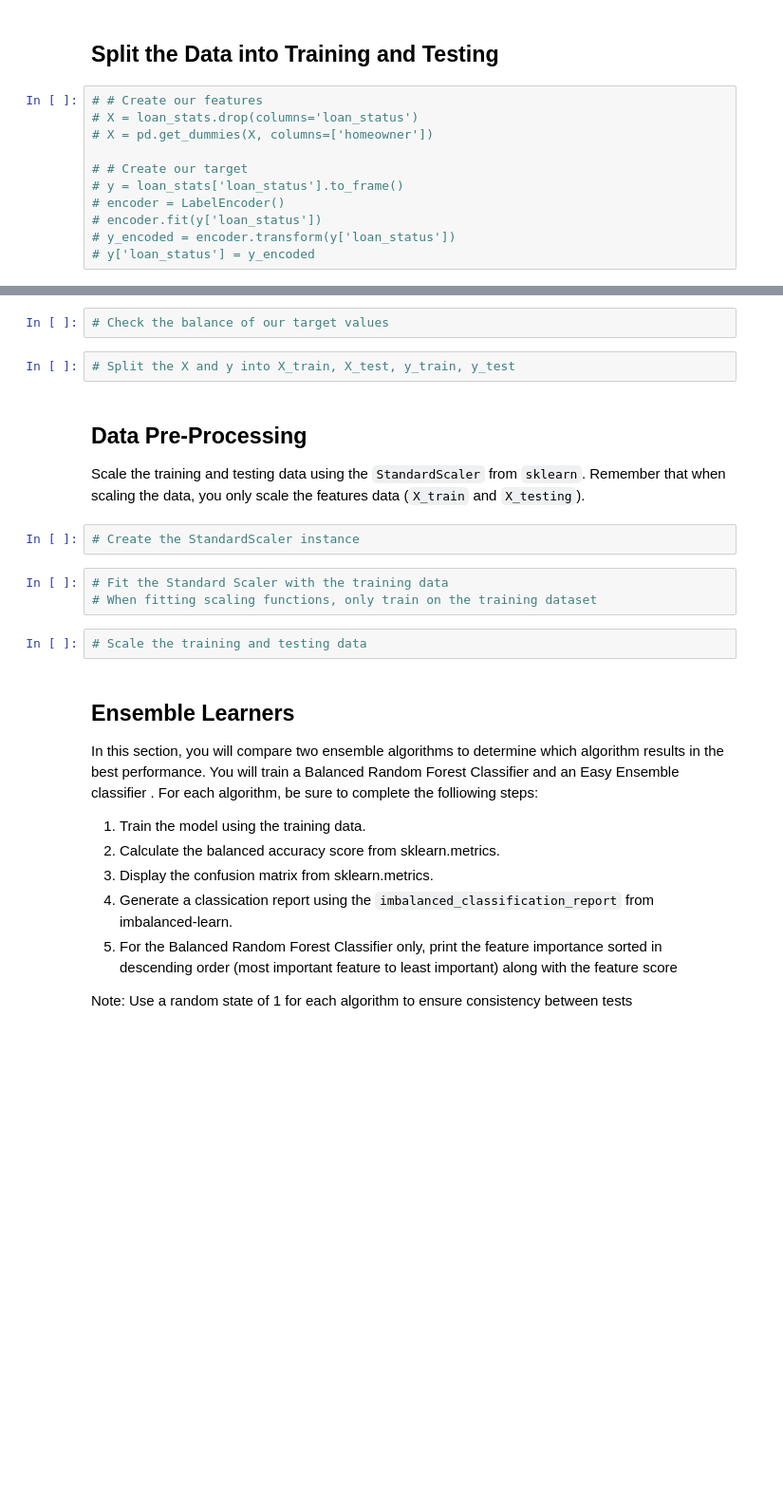
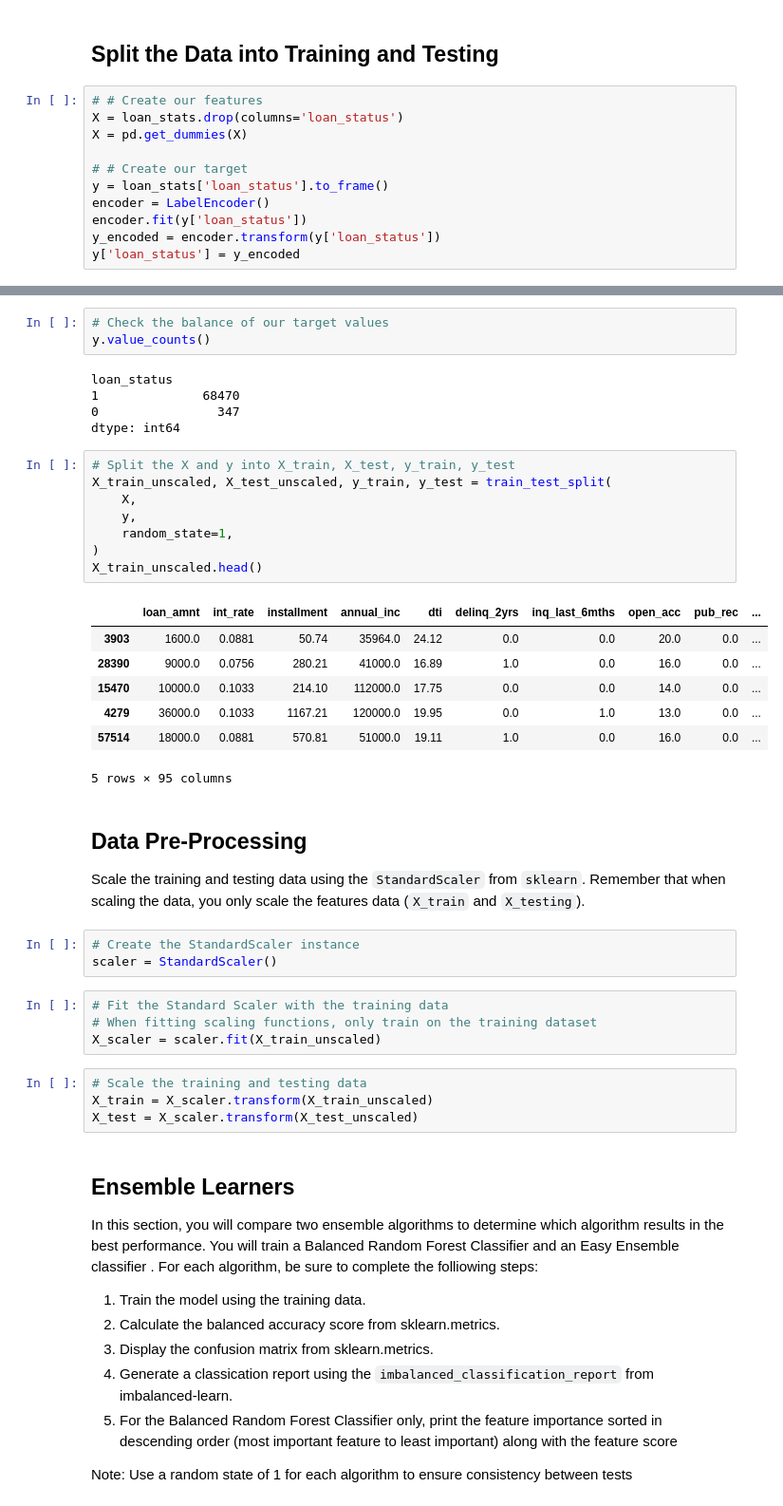
Before and after one commit to adamgulyas/credit-risk-evaluator, a Jupyter notebook: credit_risk_ensemble.ipynb, the cells around one changed output, grey strips where cells are left out. Shown at 95% size. Cells and saved outputs as stored; diff of their text form; blank space fills up the shorter version.

```diff
--- a/credit_risk_ensemble.ipynb
+++ b/credit_risk_ensemble.ipynb
@@ -49,14 +41,14 @@ memory usage: 45.2+ MB
 ## Split the Data into Training and Testing
 # %%
 # # Create our features
-# X = loan_stats.drop(columns='loan_status')
-# X = pd.get_dummies(X, columns=['homeowner'])
+X = loan_stats.drop(columns='loan_status')
+X = pd.get_dummies(X)
 
 # # Create our target
-# y = loan_stats['loan_status'].to_frame()
-# encoder = LabelEncoder()
-# encoder.fit(y['loan_status'])
-# y_encoded = encoder.transform(y['loan_status'])
-# y['loan_status'] = y_encoded
+y = loan_stats['loan_status'].to_frame()
+encoder = LabelEncoder()
+encoder.fit(y['loan_status'])
+y_encoded = encoder.transform(y['loan_status'])
+y['loan_status'] = y_encoded
 # %%
 X.describe()
@@ -63,18 +66,42 @@ X.describe()
 # %%
 # Check the balance of our target values
+y.value_counts()
+# %% [output]
+loan_status
+1              68470
+0                347
+dtype: int64
 # %%
 # Split the X and y into X_train, X_test, y_train, y_test
+X_train_unscaled, X_test_unscaled, y_train, y_test = train_test_split(
+    X,
+    y,
+    random_state=1,
+)
+X_train_unscaled.head()
+# %% [output]
+|  | loan_amnt | int_rate | installment | annual_inc | dti | delinq_2yrs | inq_last_6mths | open_acc | pub_rec | ... |
+| 3903 | 1600.0 | 0.0881 | 50.74 | 35964.0 | 24.12 | 0.0 | 0.0 | 20.0 | 0.0 | ... |
+| 28390 | 9000.0 | 0.0756 | 280.21 | 41000.0 | 16.89 | 1.0 | 0.0 | 16.0 | 0.0 | ... |
+| 15470 | 10000.0 | 0.1033 | 214.10 | 112000.0 | 17.75 | 0.0 | 0.0 | 14.0 | 0.0 | ... |
+| 4279 | 36000.0 | 0.1033 | 1167.21 | 120000.0 | 19.95 | 0.0 | 1.0 | 13.0 | 0.0 | ... |
+| 57514 | 18000.0 | 0.0881 | 570.81 | 51000.0 | 19.11 | 1.0 | 0.0 | 16.0 | 0.0 | ... |
+5 rows × 95 columns
 # %% [markdown]
 ## Data Pre-Processing
 
 Scale the training and testing data using the `StandardScaler` from `sklearn`. Remember that when scaling the data, you only scale the features data (`X_train` and `X_testing`).
 # %%
 # Create the StandardScaler instance
+scaler = StandardScaler()
 # %%
 # Fit the Standard Scaler with the training data
 # When fitting scaling functions, only train on the training dataset
+X_scaler = scaler.fit(X_train_unscaled)
 # %%
 # Scale the training and testing data
+X_train = X_scaler.transform(X_train_unscaled)
+X_test = X_scaler.transform(X_test_unscaled)
 # %% [markdown]
 ## Ensemble Learners
 
```
Also changed, not shown: parts of 4 cells of this notebook, 1 other file.
